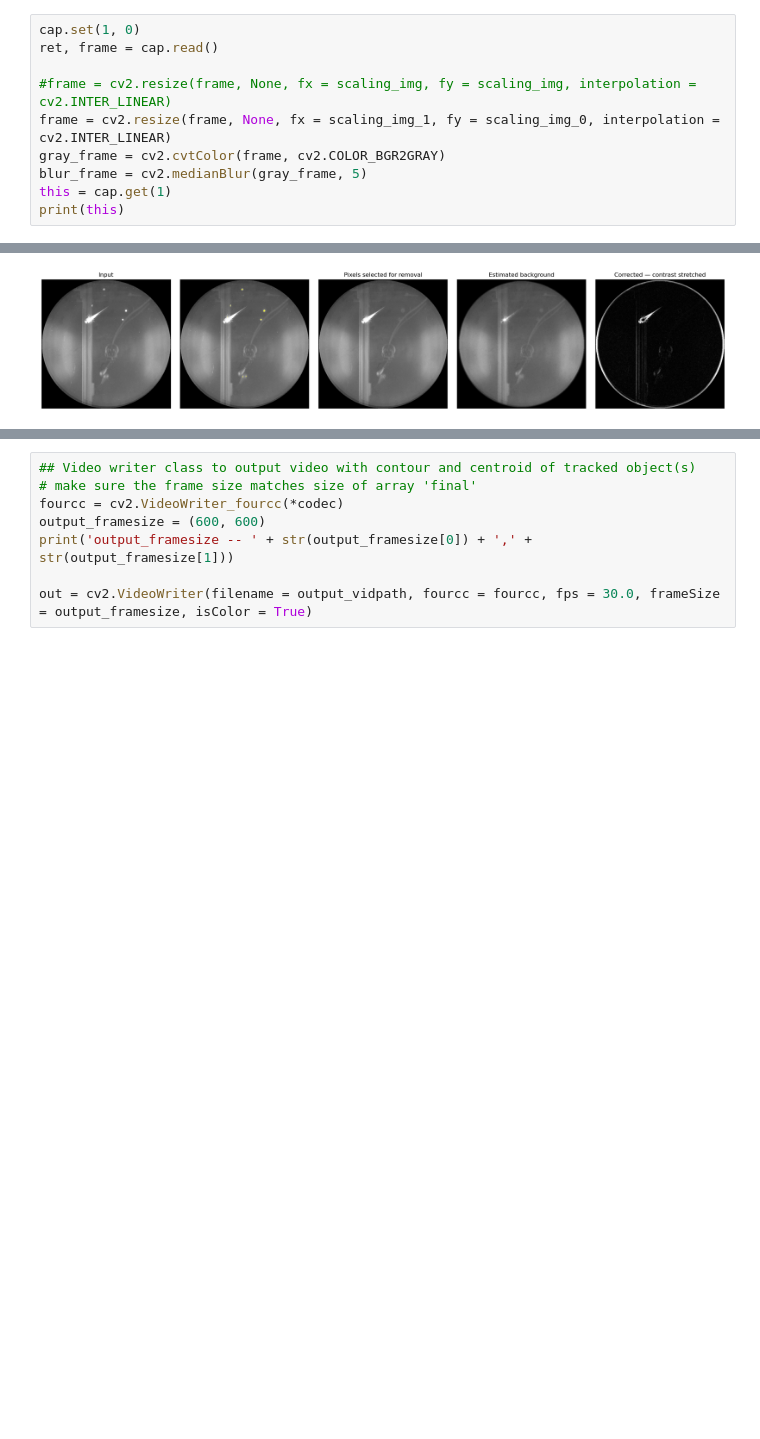
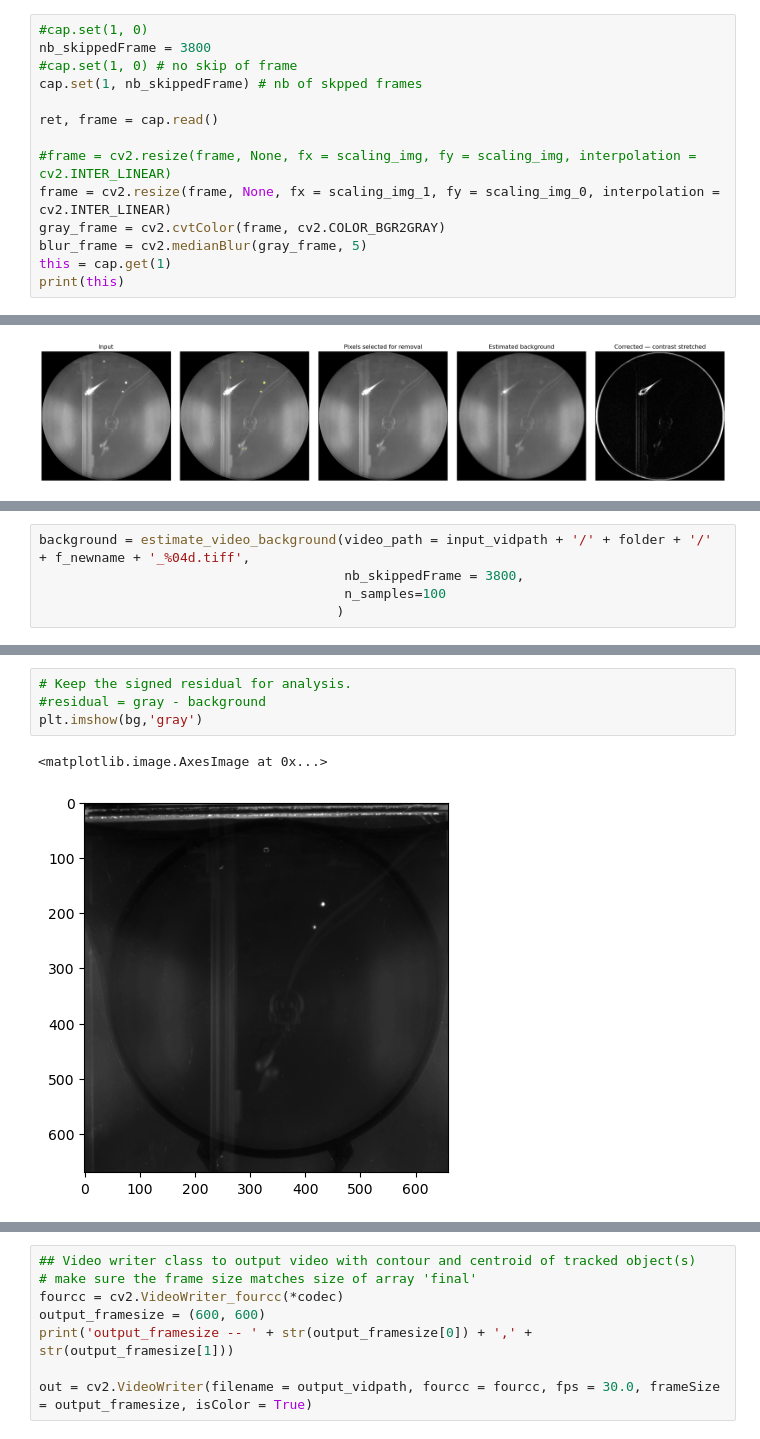
Before and after one commit to lengfei5/image_analysis_test, a Jupyter notebook: scripts/axolotlTracking_process_denoising_4sleap.ipynb, the cells around one changed output, grey strips where cells are left out. Cells and saved outputs as stored; diff of their text form; blank space fills up the shorter version.

```diff
--- a/scripts/axolotlTracking_process_denoising_4sleap.ipynb
+++ b/scripts/axolotlTracking_process_denoising_4sleap.ipynb
@@ -345,7 +345,11 @@ scaling factor : 1.0,1.0
 OpenCV: FFMPEG: tag 0x58564944/'DIVX' is not supported with codec id 12 and format 'mp4 / MP4 (MPEG-4 Part 14)'
 OpenCV: FFMPEG: fallback to use tag 0x7634706d/'mp4v'
 # %%
-cap.set(1, 0)
+#cap.set(1, 0)
+nb_skippedFrame = 3800
+#cap.set(1, 0) # no skip of frame
+cap.set(1, nb_skippedFrame) # nb of skpped frames
+
 ret, frame = cap.read()
 
 #frame = cv2.resize(frame, None, fx = scaling_img, fy = scaling_img, interpolation = cv2.INTER_LINEAR)
@@ -497,0 +582,5 @@ plt.show()
+# %%
+background = estimate_video_background(video_path = input_vidpath + '/' + folder + '/' + f_newname + '_%04d.tiff',
+                                       nb_skippedFrame = 3800,
+                                       n_samples=100
+                                      )
@@ -497,0 +596,7 @@ plt.show()
+# %%
+# Keep the signed residual for analysis.
+#residual = gray - background
+plt.imshow(bg,'gray')
+# %% [output]
+<matplotlib.image.AxesImage at 0x...>
+[figure, added]
```
Also changed, not shown: parts of 11 cells of this notebook.
